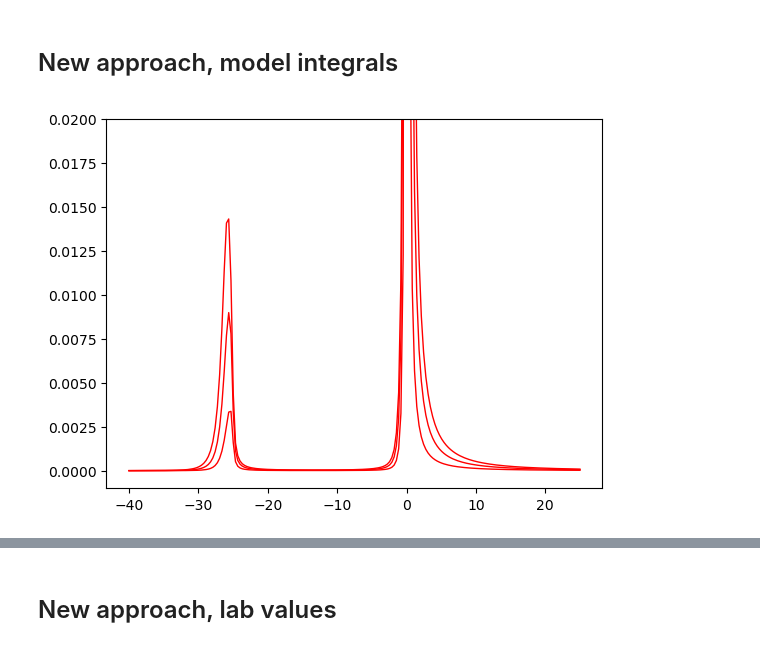
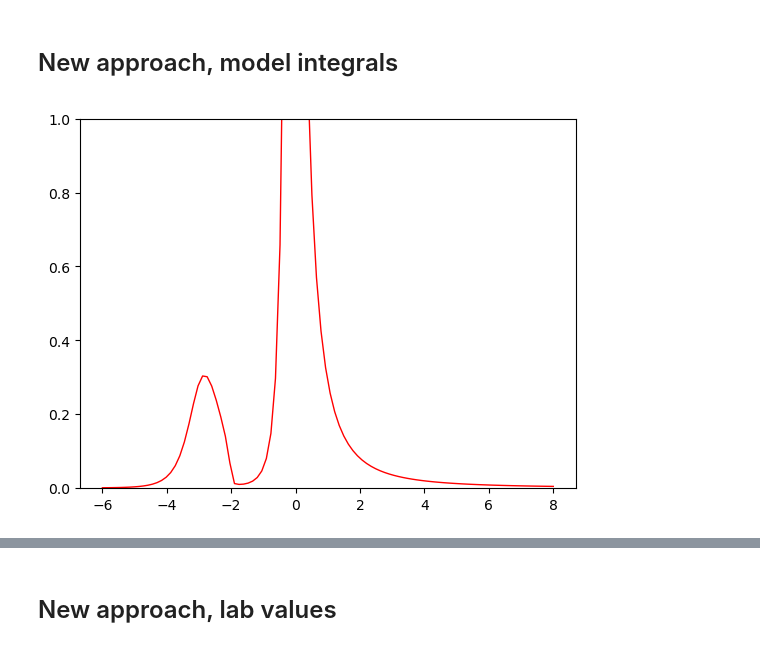
Before and after one commit to huanium/huanium, a Jupyter notebook: MIT_PhD/Fermi1/free-to-free-lineshape/NaK_rf_response.ipynb, the cells around one changed output, grey strips where cells are left out. Cells and saved outputs as stored; diff of their text form; code cells hidden in the pictures.

```diff
--- a/MIT_PhD/Fermi1/free-to-free-lineshape/NaK_rf_response.ipynb
+++ b/MIT_PhD/Fermi1/free-to-free-lineshape/NaK_rf_response.ipynb
@@ -277,18 +277,17 @@ from numba import jit
 # F
 @jit(nopython=False)
 def integrand_F_1(x, P, En, Eb):
-    return P**2 * np.exp(-P**2) * np.sqrt(x) / (x+Eb)  / (En + 0.2j - (-P**2/2 + x))
+    return P**2 * np.exp(-P**2) * 4 * ( np.sqrt(x) / (x+Eb) ) / (En + 0.02j - (-P**2/2 + x))
 @jit(nopython=False)
-def real_integrand_F_1(x, P, En, Eb):
+def real_integrand_F_1(x, P, En, Eb,k):
     return np.real(integrand_F_1(x, P, En, Eb))
 @jit(nopython=False)
-def imag_integrand_F_1(x, P, En, Eb):
+def imag_integrand_F_1(x, P, En, Eb,k):
     return np.imag(integrand_F_1(x, P, En, Eb))
 
 @jit(nopython=False)
 def integrand_F_2(P,En,Eb):
-    Zm = Eb
-    return P**2 * np.exp(-P**2) * np.heaviside(Eb, 0) * Zm / (En + 0.2j - (-Eb - P**2/2))
+    return P**2 * np.exp(-P**2) * np.heaviside(Eb, 0) * 2*np.pi*Eb / (En + 0.02j - (-Eb - P**2/2))
 @jit(nopython=False)
 def real_integrand_F_2(P,En,Eb):
     return np.real(integrand_F_2(P,En,Eb))
@@ -299,7 +298,7 @@ def imag_integrand_F_2(P,En,Eb):
 # H
 @jit(nopython=False)
 def integrand_H_1(x,P,En,Eb):
-    return P**2 * np.exp(-P**2 - x) * np.sqrt(x) / (x+Eb)  / (En + 0.2j - (-P**2/2 + x))
+    return P**2 * np.exp(-P**2 - x) * 4 *( np.sqrt(x) / (x+Eb))  / (En + 0.02j - (-P**2/2 + x))
 @jit(nopython=False)
 def real_integrand_H_1(x,P,En,Eb):
     return np.real(integrand_H_1(x,P,En,Eb))
@@ -309,8 +308,7 @@ def imag_integrand_H_1(x,P,En,Eb):
 
 @jit(nopython=False)
 def integrand_H_2(P,En,Eb):
-    Zm = Eb
-    return P**2 * np.exp(-P**2 + Eb) * np.heaviside(Eb, 0) * Zm / (En + 0.2j - (-Eb - P**2/2))
+    return P**2 * np.exp(-P**2 + Eb) * np.heaviside(Eb, 0) * 2 * np.pi * Eb / (En + 0.02j - (-Eb - P**2/2))
 @jit(nopython=False)
 def real_integrand_H_2(P,En,Eb):
     return np.real(integrand_2(P,En,Eb))
@@ -318,11 +316,11 @@ def real_integrand_H_2(P,En,Eb):
 def imag_integrand_H_2(P,En,Eb):
     return np.imag(integrand_2(P,En,Eb))
 # %%
-points = 200
-cutoff = 1000
-P_cutoff = 1000
-Eb = 25
-En = np.linspace(-40,25,points)
+points = 100
+cutoff = 100
+P_cutoff = 100
+Eb = 2
+En = np.linspace(-6,8,points)
 
 opts = {'epsrel':1e-17, 'limit':400, 'complex_func':False}
 real_F = []*points
@@ -332,8 +330,8 @@ imag_H = []*points
 
 for i in tqdm(range(points)):
     # F1
-    re_F_1,_ = nquad(real_integrand_F_1, [[-0,P_cutoff],[0, cutoff]], args = (En[i],Eb), opts=opts)
-    im_F_1,_ = nquad(imag_integrand_F_1, [[-0,P_cutoff],[0, cutoff]], args = (En[i],Eb), opts=opts)
+    re_F_1,_ = nquad(real_integrand_F_1, [[-0,P_cutoff],[0, cutoff]], args = (En[i],Eb,1), opts=opts)
+    im_F_1,_ = nquad(imag_integrand_F_1, [[-0,P_cutoff],[0, cutoff]], args = (En[i],Eb,1), opts=opts)
     # F2
     re_F_2 = quad(real_integrand_F_2, -0, P_cutoff, args = (En[i], Eb), complex_func=False)[0]
     im_F_2 = quad(imag_integrand_F_2, -0, P_cutoff, args = (En[i], Eb), complex_func=False)[0]
@@ -358,14 +356,14 @@ for i in tqdm(range(points)):
     imag_H.append(im_H)
 # %%
 # make self energy, calculate spectral function and plot
-z_array = np.linspace(0.1,0.4,3)
+z_array = np.array([0.17])
 for z in z_array:
     real_Sigma = z * np.array(real_F) +  z**2 * np.array(real_H)
     imag_Sigma = z * np.array(imag_F) +  z**2 * np.array(imag_H)
 
     A =  -imag_Sigma/( (En - real_Sigma)**2 + imag_Sigma**2 )
     plt.plot(En,A, linewidth = 1, color = 'red')
-plt.ylim([-0.001,2e-2])
+plt.ylim([-0.001,10e-1])
 plt.show()
 # %% [output]
-[figure, old version]
+[figure, new version]
```
Also changed, not shown: parts of 5 cells of this notebook.
